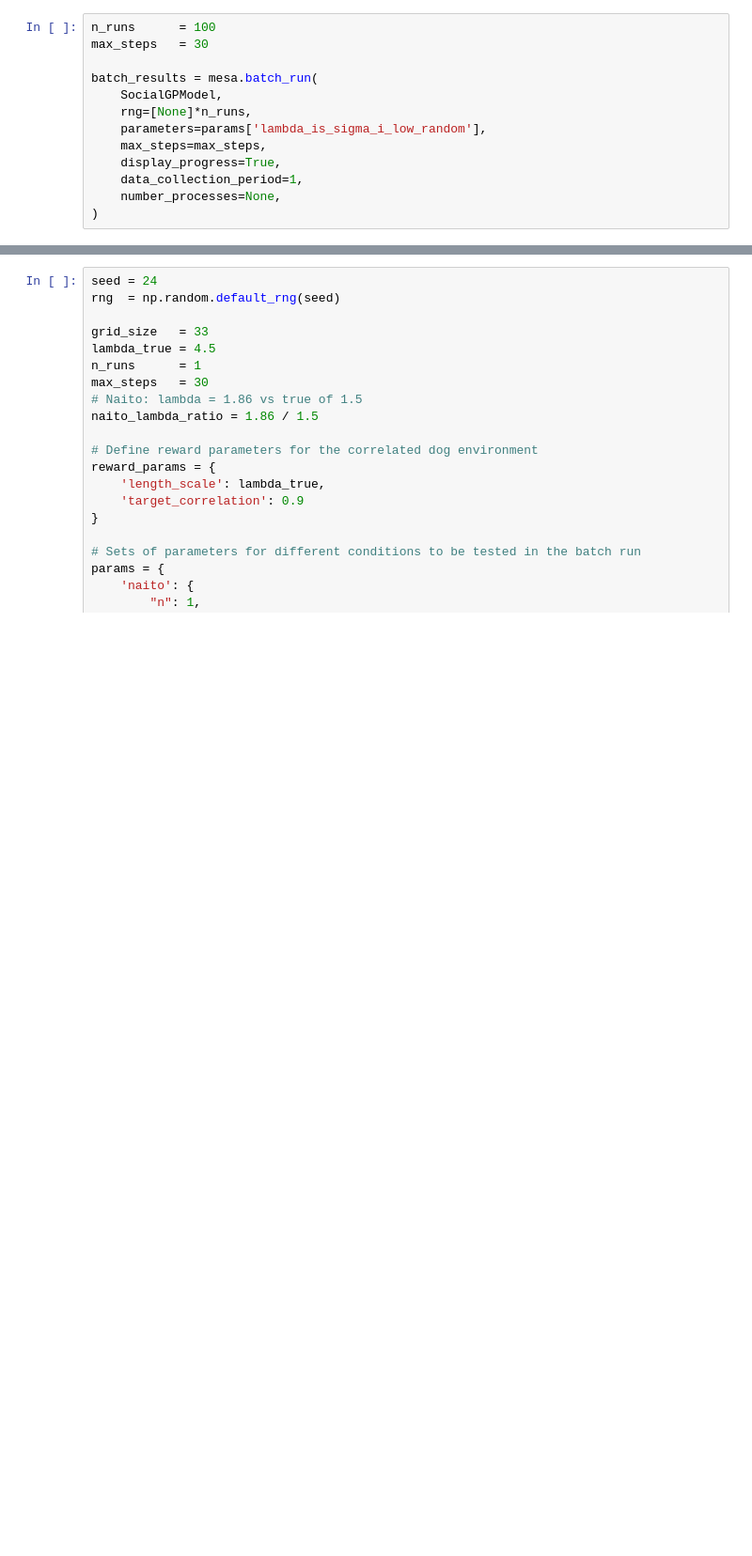
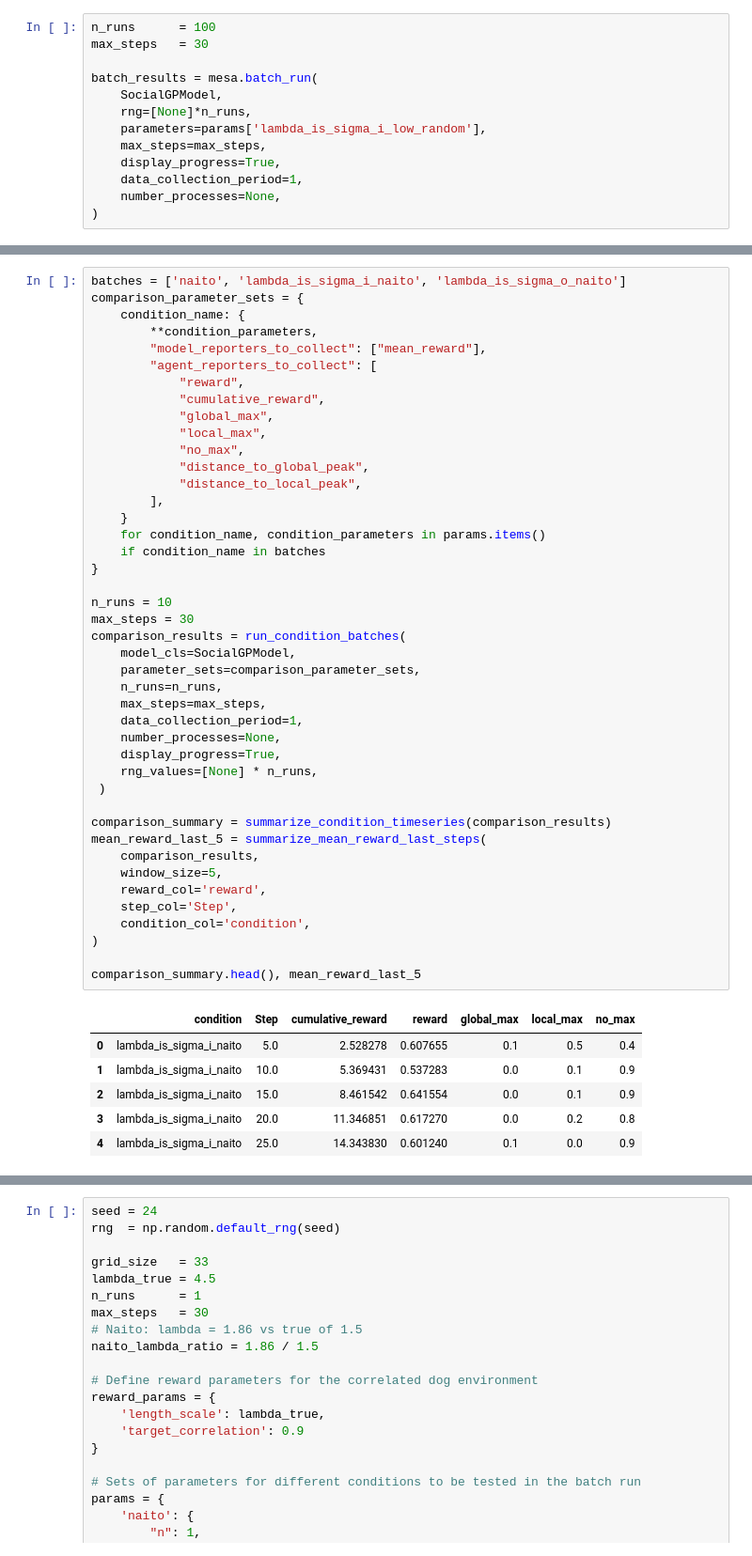
Before and after one commit to vagechirkov/Spatial-MAB-taboo, a Jupyter notebook: single_agent_simulations.ipynb, the cells around one changed output, grey strips where cells are left out. Shown at 94% size. Saved outputs shown, nothing was run; the diff lists cells and outputs as text; blank space fills up the shorter version.

```diff
--- a/single_agent_simulations.ipynb
+++ b/single_agent_simulations.ipynb
@@ -300,0 +309,50 @@ plt.show()
+# %%
+batches = ['naito', 'lambda_is_sigma_i_naito', 'lambda_is_sigma_o_naito']
+comparison_parameter_sets = {
+    condition_name: {
+        **condition_parameters,
+        "model_reporters_to_collect": ["mean_reward"],
+        "agent_reporters_to_collect": [
+            "reward",
+            "cumulative_reward",
+            "global_max",
+            "local_max",
+            "no_max",
+            "distance_to_global_peak",
+            "distance_to_local_peak",
+        ],
+    }
+    for condition_name, condition_parameters in params.items()
+    if condition_name in batches
+}
+
+n_runs = 10
+max_steps = 30
+comparison_results = run_condition_batches(
+    model_cls=SocialGPModel,
+    parameter_sets=comparison_parameter_sets,
+    n_runs=n_runs,
+    max_steps=max_steps,
+    data_collection_period=1,
+    number_processes=None,
+    display_progress=True,
+    rng_values=[None] * n_runs,
+ )
+
+comparison_summary = summarize_condition_timeseries(comparison_results)
+mean_reward_last_5 = summarize_mean_reward_last_steps(
+    comparison_results,
+    window_size=5,
+    reward_col='reward',
+    step_col='Step',
+    condition_col='condition',
+)
+
+comparison_summary.head(), mean_reward_last_5
+# %% [output]
+|  | condition | Step | cumulative_reward | reward | global_max | local_max | no_max |
+| 0 | lambda_is_sigma_i_naito | 5.0 | 2.528278 | 0.607655 | 0.1 | 0.5 | 0.4 |
+| 1 | lambda_is_sigma_i_naito | 10.0 | 5.369431 | 0.537283 | 0.0 | 0.1 | 0.9 |
+| 2 | lambda_is_sigma_i_naito | 15.0 | 8.461542 | 0.641554 | 0.0 | 0.1 | 0.9 |
+| 3 | lambda_is_sigma_i_naito | 20.0 | 11.346851 | 0.617270 | 0.0 | 0.2 | 0.8 |
+| 4 | lambda_is_sigma_i_naito | 25.0 | 14.343830 | 0.601240 | 0.1 | 0.0 | 0.9 |
```
Also changed, not shown: parts of 10 cells of this notebook, 2 other files.
